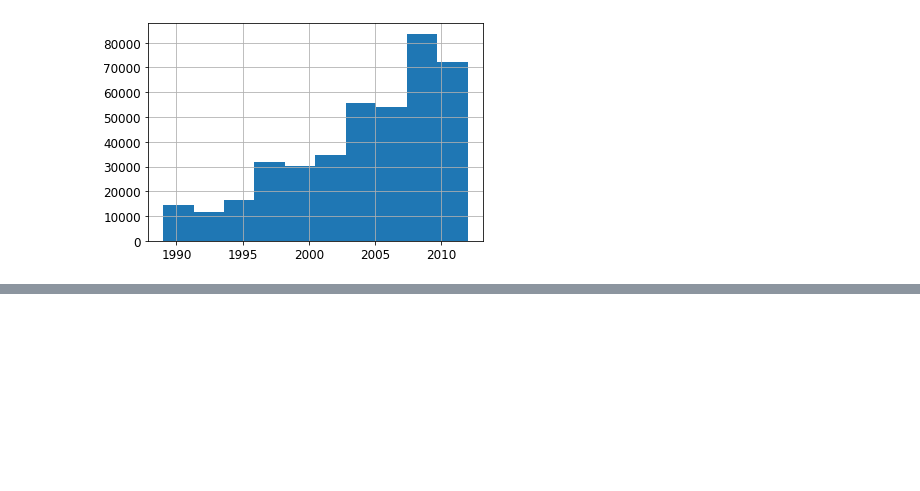
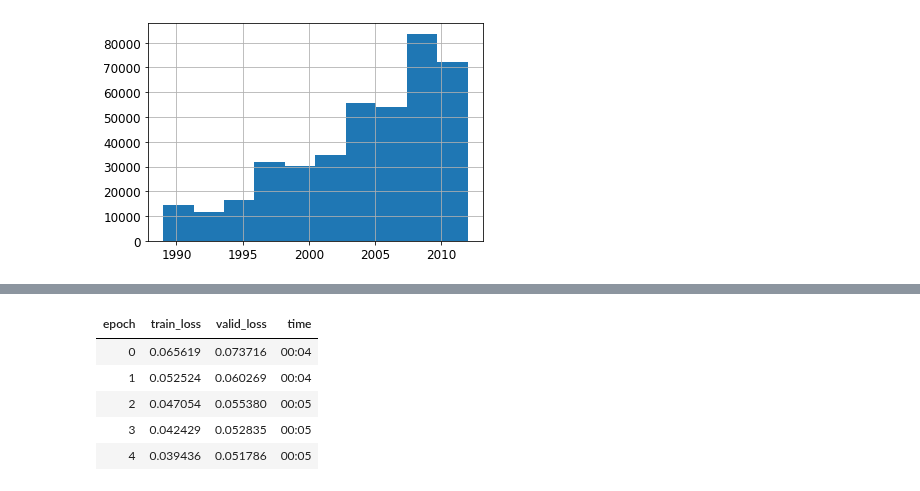
Before and after one commit to ThinamXx/Fastai, a Jupyter notebook: 8. Tabular Modeling/TabularModel.ipynb, the cells around one changed output, grey strips where cells are left out. Drawn from its saved outputs; the diff is of its cells as text; code cells hidden in the pictures; blank space fills up the shorter version.

```diff
--- a/8. Tabular Modeling/TabularModel.ipynb
+++ b/8. Tabular Modeling/TabularModel.ipynb
@@ -523,0 +593,11 @@ m_rmse(m, xs_filt, y_filt), m_rmse(m, valid_xs_final_v, valid_y)  # Inspecting R
+# %%
+#@ TRAINING THE MODEL:
+lr = 0.0002290867705596611                                                  # Initialization.
+learn.fit_one_cycle(5, lr)                                                  # Training the Learner.
+# %% [output]
+| epoch | train_loss | valid_loss | time |
+| 0 | 0.065619 | 0.073716 | 00:04 |
+| 1 | 0.052524 | 0.060269 | 00:04 |
+| 2 | 0.047054 | 0.055380 | 00:05 |
+| 3 | 0.042429 | 0.052835 | 00:05 |
+| 4 | 0.039436 | 0.051786 | 00:05 |
```
Also changed, not shown: parts of 14 cells of this notebook.
